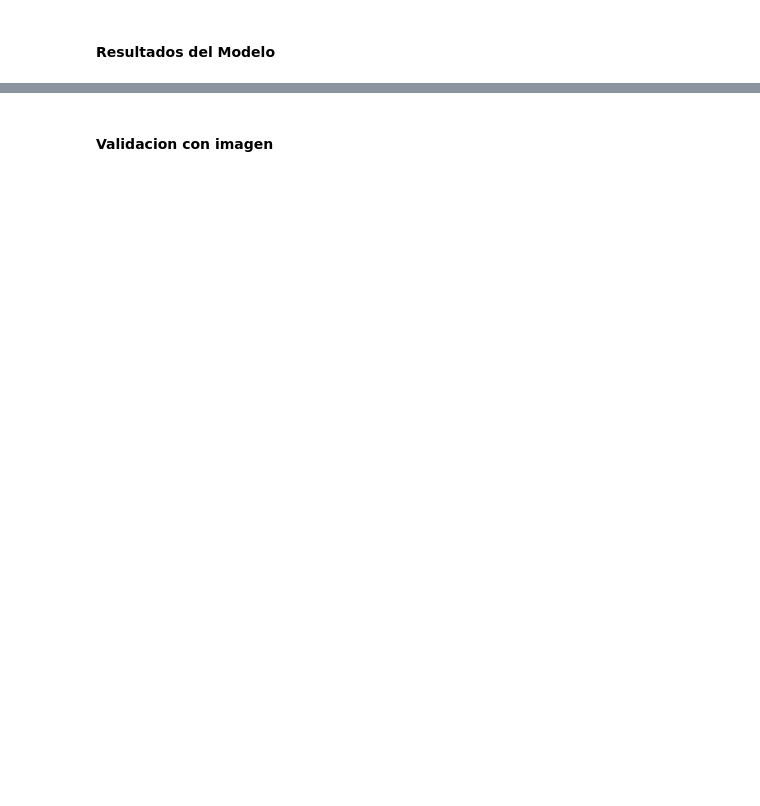
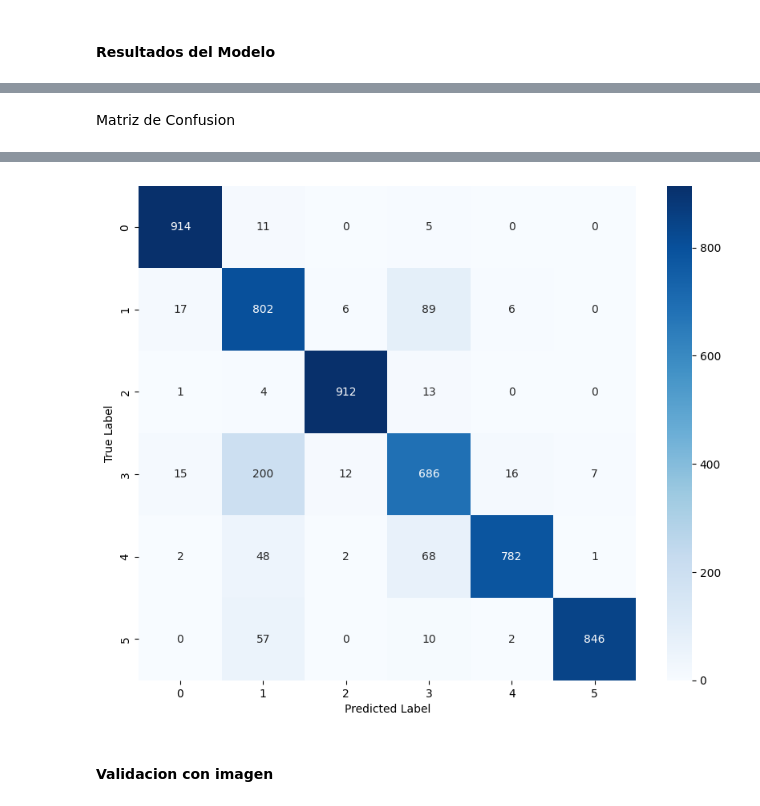
Before and after one commit to 20Candy/proyecto_dataScience, a Jupyter notebook: modelo.ipynb, the cells around one changed output, grey strips where cells are left out. Cells and saved outputs as stored; diff of their text form; code cells hidden in the pictures; blank space fills up the shorter version.

Commit message:
matriz de confusion done modelo1

```diff
--- a/modelo.ipynb
+++ b/modelo.ipynb
@@ -318,0 +317,25 @@ plt.show()
+# %% [markdown]
+Matriz de Confusion
+# %%
+
+from sklearn.metrics import confusion_matrix
+import seaborn as sns
+
+y_true = []
+y_pred = []
+
+for _ in range(len(validation_generator)):
+    img_batch, label_batch = next(validation_generator)
+    y_true.extend(np.argmax(label_batch, axis=1))
+    preds = model.predict(img_batch)
+    y_pred.extend(np.argmax(preds, axis=1))
+
+
+conf_matrix = confusion_matrix(y_true, y_pred)
+
+plt.figure(figsize=(10, 8))
+sns.heatmap(conf_matrix, annot=True, fmt='d', cmap=plt.cm.Blues)
+plt.xlabel('Predicted Label')
+plt.ylabel('True Label')
+plt.show()
+# %% [output]
@@ -319,3 +359,4 @@ plt.show()
+[figure, added]
 # %% [markdown]
 #### Validacion con imagen
 # %%
```
Also changed, not shown: parts of 6 cells of this notebook, 3 other files.
